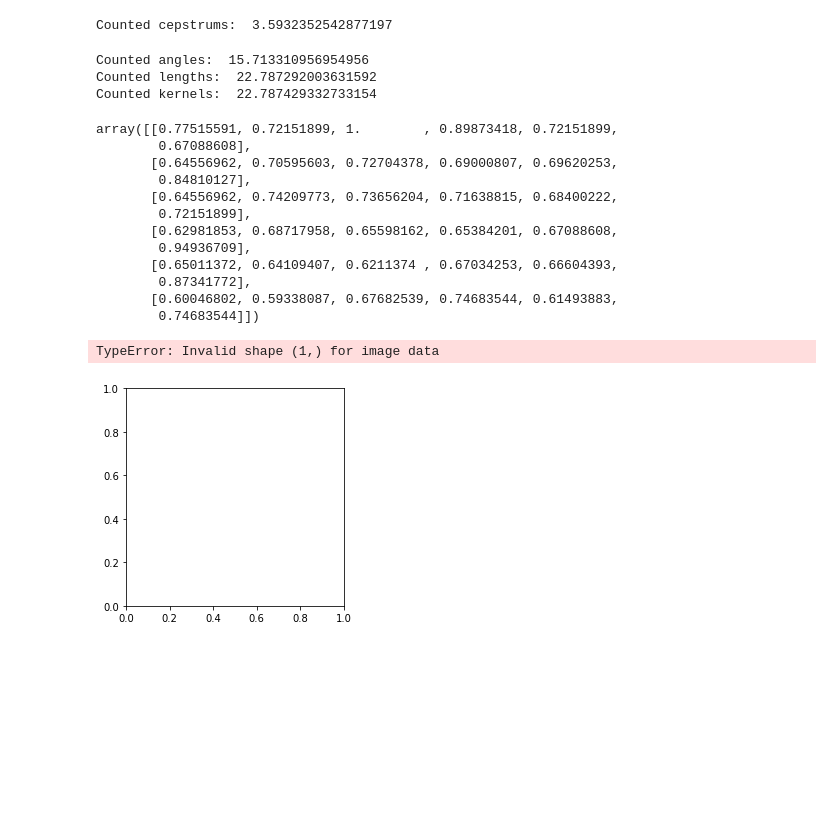
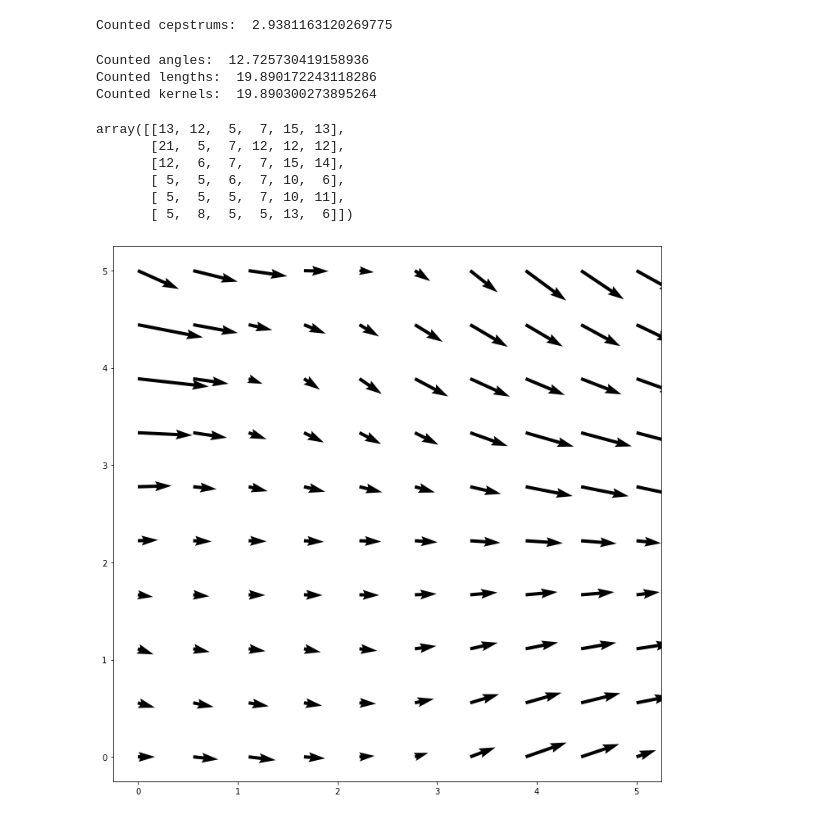
Before and after one commit to lePossum/DeblurGANv2, a Jupyter notebook: np_deconv copy.ipynb, the cells around one changed output. Drawn from its saved outputs; the diff is of its cells as text; code cells hidden in the pictures; blank space fills up the shorter version.

Commit message:
add vector field interpolation

```diff
--- a/np_deconv copy.ipynb
+++ b/np_deconv copy.ipynb
@@ -387,26 +31,20 @@ class Cepstrum:
 # %%
-img = '/home/vados/Stuff/Images/results/march3_multi/blurred/img1_31936.png'
+img = '/home/vados/Stuff/Images/results/march3_multi/blurred/img1_31938.png'
 img = plt.imread(img)
 tmp = []
 counter = 0
 c = Cepstrum(rgb2gray(img))
 # %% [output]
-Counted cepstrums:  3.5932352542877197
+Counted cepstrums:  2.9381163120269775
-Counted angles:  15.713310956954956
-Counted lengths:  22.787292003631592
-Counted kernels:  22.787429332733154
+Counted angles:  12.725730419158936
+Counted lengths:  19.890172243118286
+Counted kernels:  19.890300273895264
 # %%
-c.weight
+c.blur_len
 # %% [output]
-array([[0.77515591, 0.72151899, 1.        , 0.89873418, 0.72151899,
-        0.67088608],
-       [0.64556962, 0.70595603, 0.72704378, 0.69000807, 0.69620253,
-        0.84810127],
-       [0.64556962, 0.74209773, 0.73656204, 0.71638815, 0.68400222,
-        0.72151899],
-       [0.62981853, 0.68717958, 0.65598162, 0.65384201, 0.67088608,
-        0.94936709],
-       [0.65011372, 0.64109407, 0.6211374 , 0.67034253, 0.66604393,
-        0.87341772],
-       [0.60046802, 0.59338087, 0.67682539, 0.74683544, 0.61493883,
-        0.74683544]])
+array([[13, 12,  5,  7, 15, 13],
+       [21,  5,  7, 12, 12, 12],
+       [12,  6,  7,  7, 15, 14],
+       [ 5,  5,  6,  7, 10,  6],
+       [ 5,  5,  5,  7, 10, 11],
+       [ 5,  8,  5,  5, 13,  6]])
@@ -419,6 +51,30 @@ cur_img = FixImage(cur_img)
-# %%
-plt.imshow(cur_img, cmap='gray')
-plt.imsave('temp/' + 'c.png', cur_img)
-# %% [output]
-TypeError: Invalid shape (1,) for image data
-[figure, removed]
+# %%
+s = c.angle.shape
+
+x = np.zeros(s[0] * s[1])
+y = np.zeros(s[0] * s[1])
+u = np.zeros(s[0] * s[1])
+v = np.zeros(s[0] * s[1])
+
+for idx0 in range(s[0]):
+    for idx1 in range(s[1]):
+        cur_idx = idx0 * s[0] + idx1
+        y[cur_idx] = s[0] - 1 - idx0
+        x[cur_idx] = idx1
+        u[cur_idx] = c.blur_len[idx0][idx1] * np.cos(c.angle[idx0][idx1])
+        v[cur_idx] = -c.blur_len[idx0][idx1] * np.sin(c.angle[idx0][idx1])
+
+k = 10
+yy = np.linspace(0, s[0] - 1, k)
+xx = np.linspace(0, s[1] - 1, k)
+xx, yy = np.meshgrid(xx, yy)
+
+points = np.transpose(np.vstack((x, y)))
+u_interp = interpolate.griddata(points, u, (xx, yy), method='cubic')
+v_interp = interpolate.griddata(points, v, (xx, yy), method='cubic')
+
+plt.figure(figsize=(s[0]*2,s[1]*2))
+plt.quiver(xx, yy, u_interp, v_interp)
+plt.savefig('temp/vector_fielld.png')
+# %% [output]
+[figure, added]
```
Also changed, not shown: parts of 4 cells of this notebook, 6 other files.
